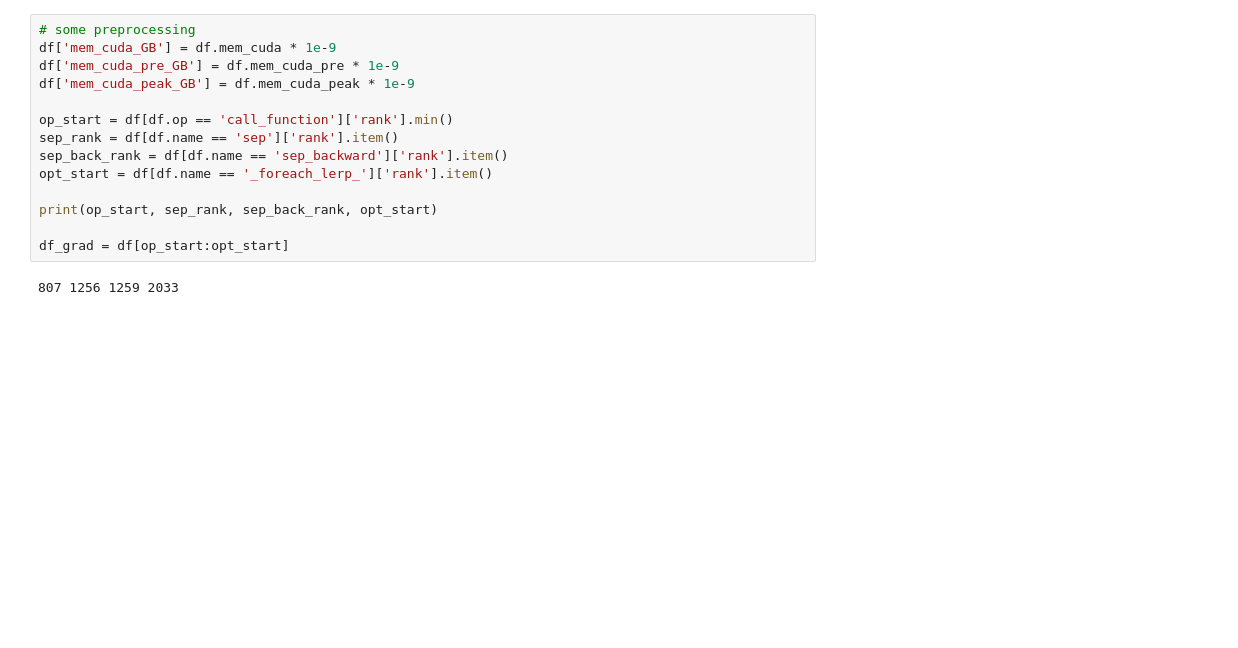
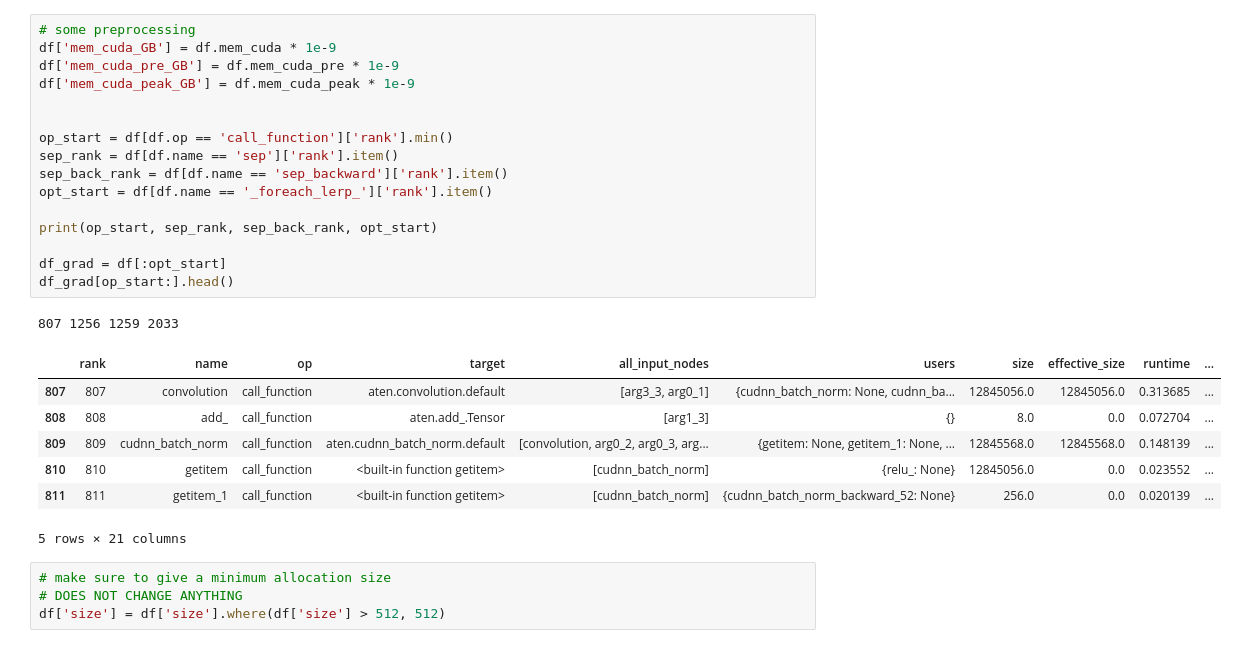
Before and after one commit to keremdayi2/CS265-mlsys-project, a Jupyter notebook: analysis.ipynb, the cells around one changed output. Saved outputs shown, nothing was run; the diff lists cells and outputs as text; blank space fills up the shorter version.

```diff
--- a/analysis.ipynb
+++ b/analysis.ipynb
@@ -28,16 +33,29 @@ df.head()
 # %%
 # some preprocessing
 df['mem_cuda_GB'] = df.mem_cuda * 1e-9
 df['mem_cuda_pre_GB'] = df.mem_cuda_pre * 1e-9
 df['mem_cuda_peak_GB'] = df.mem_cuda_peak * 1e-9
+
 
 op_start = df[df.op == 'call_function']['rank'].min()
 sep_rank = df[df.name == 'sep']['rank'].item()
 sep_back_rank = df[df.name == 'sep_backward']['rank'].item()
 opt_start = df[df.name == '_foreach_lerp_']['rank'].item()
 
 print(op_start, sep_rank, sep_back_rank, opt_start)
 
-df_grad = df[op_start:opt_start]
+df_grad = df[:opt_start]
+df_grad[op_start:].head()
 # %% [output]
 807 1256 1259 2033
+|  | rank | name | op | target | all_input_nodes | users | size | effective_size | runtime | ... |
+| 807 | 807 | convolution | call_function | aten.convolution.default | [arg3_3, arg0_1] | {cudnn_batch_norm: None, cudnn_ba... | 12845056.0 | 12845056.0 | 0.313685 | ... |
+| 808 | 808 | add_ | call_function | aten.add_.Tensor | [arg1_3] | {} | 8.0 | 0.0 | 0.072704 | ... |
+| 809 | 809 | cudnn_batch_norm | call_function | aten.cudnn_batch_norm.default | [convolution, arg0_2, arg0_3, arg... | {getitem: None, getitem_1: None, ... | 12845568.0 | 12845568.0 | 0.148139 | ... |
+| 810 | 810 | getitem | call_function | <built-in function getitem> | [cudnn_batch_norm] | {relu_: None} | 12845056.0 | 0.0 | 0.023552 | ... |
+| 811 | 811 | getitem_1 | call_function | <built-in function getitem> | [cudnn_batch_norm] | {cudnn_batch_norm_backward_52: None} | 256.0 | 0.0 | 0.020139 | ... |
+5 rows × 21 columns
+# %%
+# make sure to give a minimum allocation size
+# DOES NOT CHANGE ANYTHING
+df['size'] = df['size'].where(df['size'] > 512, 512)
```
Also changed, not shown: parts of 3 cells of this notebook, 4 other files.
